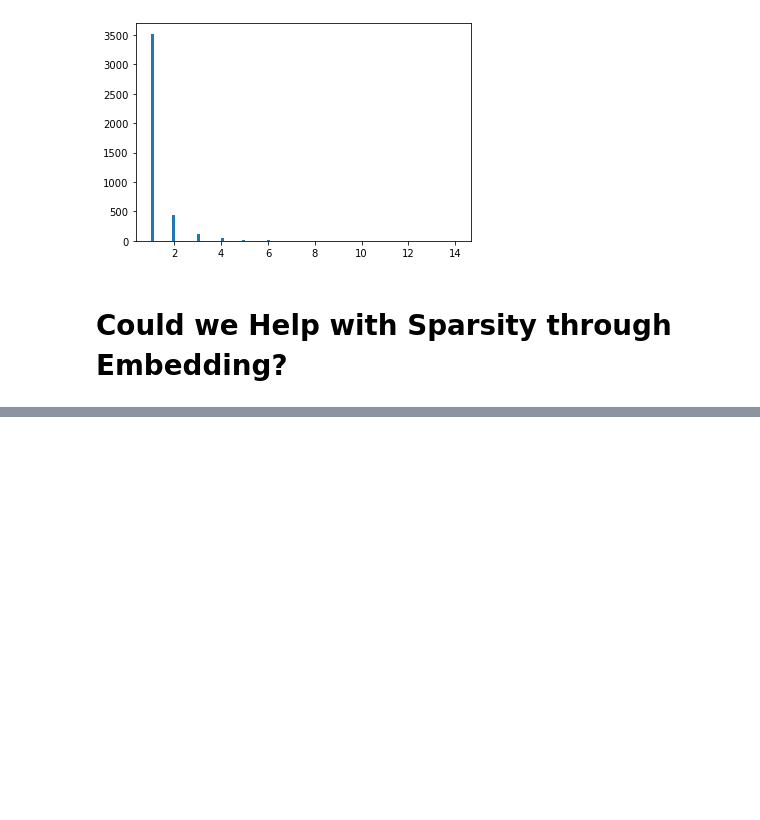
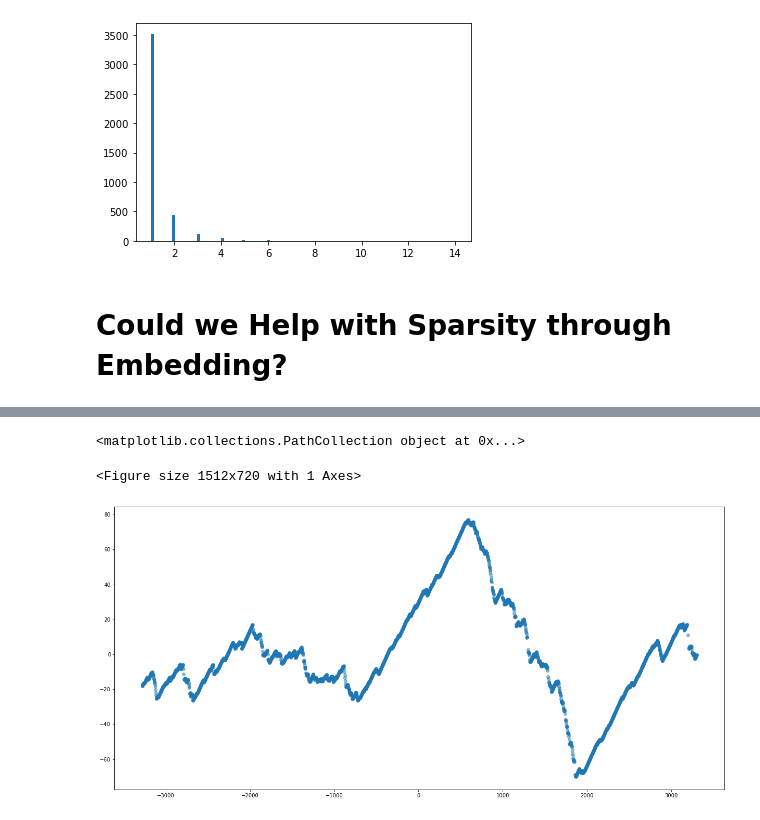
Before and after one commit to pmccaffrey6/cs221_project, a Jupyter notebook: cs221_project_secondary_analysis.ipynb, the cells around one changed output, grey strips where cells are left out. Saved outputs shown, nothing was run; the diff lists cells and outputs as text; code cells hidden in the pictures; blank space fills up the shorter version.

```diff
--- a/cs221_project_secondary_analysis.ipynb
+++ b/cs221_project_secondary_analysis.ipynb
@@ -120,5 +112,6 @@ INFO: Pandarallel will use standard multiprocessing data transfer (pipe) to tran
 # %%
-embedding.to_csv('protein_seq_embeddings_kappa_10.tsv', sep='\t')
+#embedding.to_csv('protein_seq_embeddings_kappa_5_wordsize_2.tsv', sep='\t')
+embedding = pd.read_csv('protein_seq_embeddings_kappa_10.tsv', sep='\t')
 # %%
 embedding.shape
 # %% [output]
@@ -140,0 +127,2 @@ print(np.sum(pca.explained_variance_ratio_))
+# %%
+X = pd.DataFrame(X)
@@ -140,0 +145,7 @@ print(np.sum(pca.explained_variance_ratio_))
+# %%
+fig = plt.figure(figsize=(21, 10))
+plt.scatter(X[0], X[1], alpha=0.5)
+# %% [output]
+<matplotlib.collections.PathCollection object at 0x...>
+<Figure size 1512x720 with 1 Axes>
+[figure, added]
```
Also changed, not shown: parts of 20 cells of this notebook, 2 other files.
